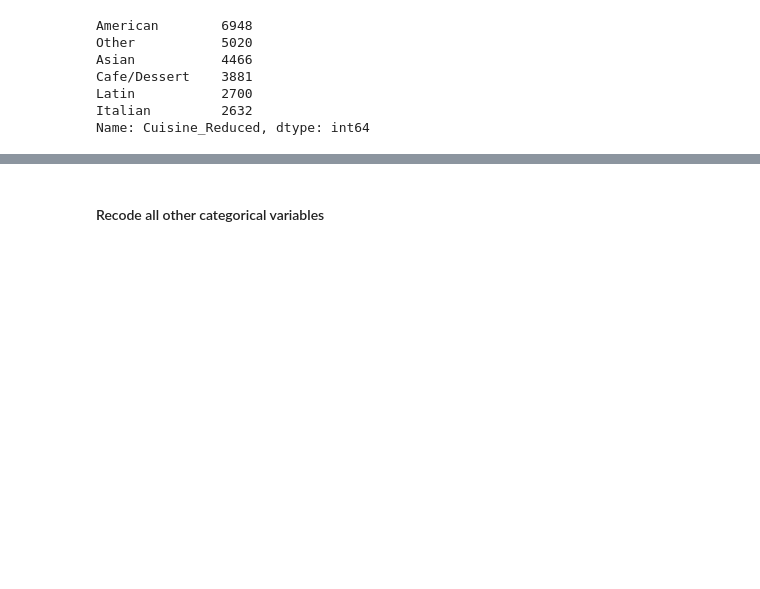
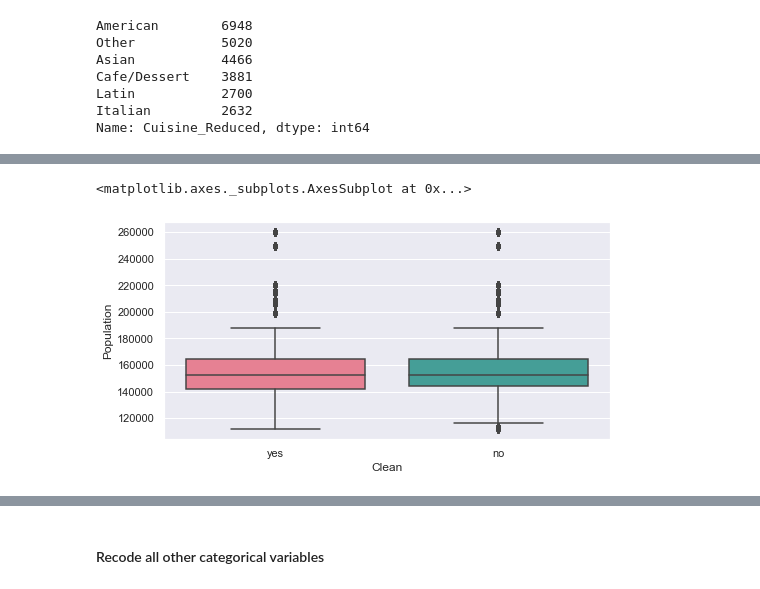
Before and after one commit to rbarryanwar/SafeEats, a Jupyter notebook: notebooks/3_HD_NY311_Hoods_ReWorking.ipynb, the cells around one changed output, grey strips where cells are left out. Saved outputs shown, nothing was run; the diff lists cells and outputs as text; code cells hidden in the pictures; blank space fills up the shorter version.

```diff
--- a/notebooks/3_HD_NY311_Hoods_ReWorking.ipynb
+++ b/notebooks/3_HD_NY311_Hoods_ReWorking.ipynb
@@ -68,15 +84,20 @@ Name: Cuisine_Reduced, dtype: int64
 # %%
-#ax = sns.countplot(y=data['Cuisine_Reduced'], hue = data['is_good_lastInsp'])
+#ax = sns.countplot(y=dataforplots["Cuisine Type"], hue = dataforplots['Clean'], palette = "husl")
+#plt.savefig('Cuisine_Countplot.png')
+#ax = sns.countplot(y=dataforplots['Borough'], hue = dataforplots['Clean'], palette = "husl")
+#plt.savefig('Borough_Countplot.png')
+#ax = sns.countplot(y=dataforplots['Previous Inspection Type'], hue = dataforplots['Clean'], palette = "husl")
+#plt.savefig('LastType_Countplot.png')
 
-#ax = sns.countplot(y=data['BORO'], hue = data['is_good_lastInsp'])
-
-#ax = sns.countplot(y=data['Second_Last_Insp_Type'], hue = data['is_good_lastInsp'])
-
+sns.boxplot(y=dataforplots['Population'], x=dataforplots['Clean'], palette = "husl")
 #ax = sns.countplot(y=data['Second_Last_Insp_Num_CriticialFlags'], hue = data['is_good_lastInsp'])
 
-#ax = sns.countplot(y=data['num_years_active'], hue = data['is_good_lastInsp'])
+#ax = sns.countplot(y=dataforplots['Age of restaurant'], hue = dataforplots['Clean'], palette = 'husl')
 
 #ax = sns.countplot(y=data['ny311_number_of_complaints_3mo'], hue = data['is_good_lastInsp'])
+# %% [output]
+<matplotlib.axes._subplots.AxesSubplot at 0x...>
+[figure, added]
 # %%
 #sns.boxplot(y=data['Insp_Date_Diff'], x=data['is_good_lastInsp'])
 #sns.boxplot(y=data['Income diversity ratio'], x=data['is_good_lastInsp'])
```
Also changed, not shown: parts of 3 cells of this notebook, 3 other files.
